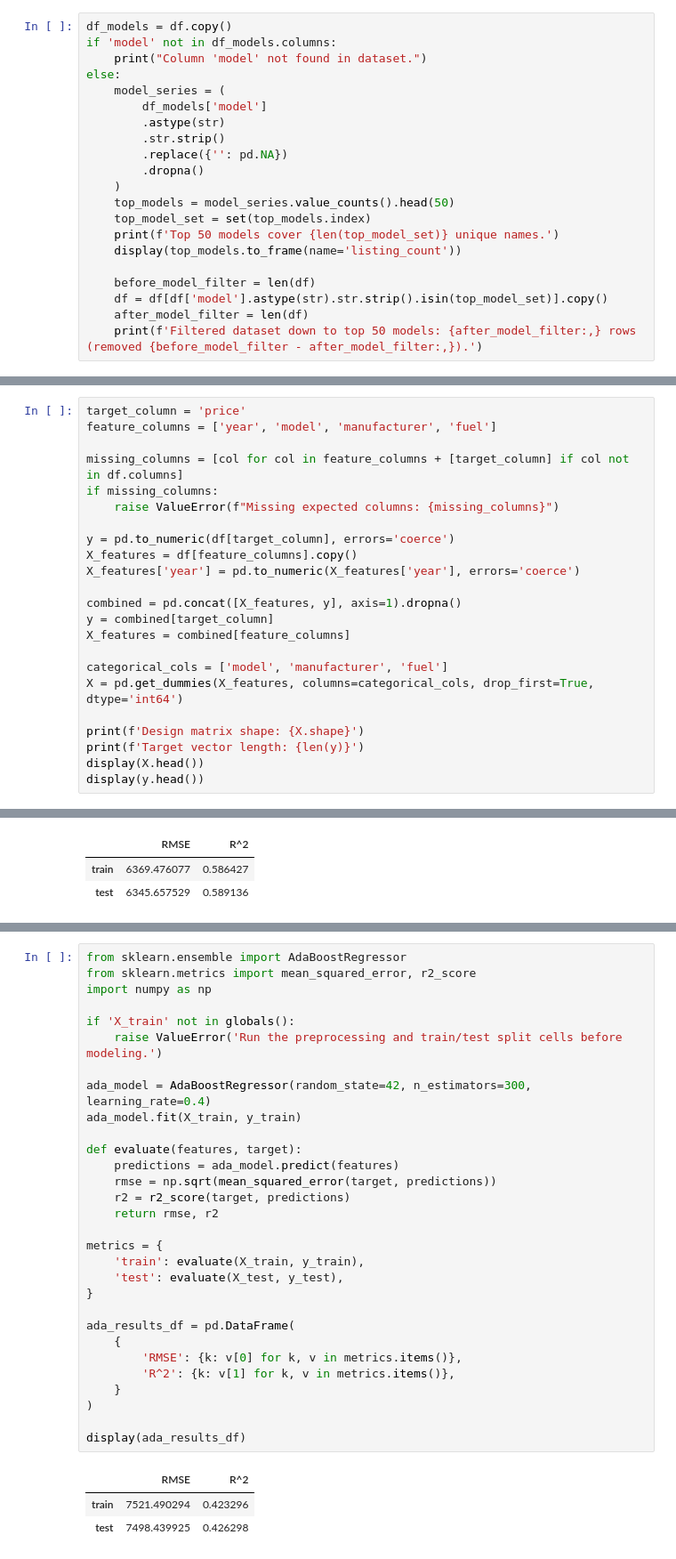
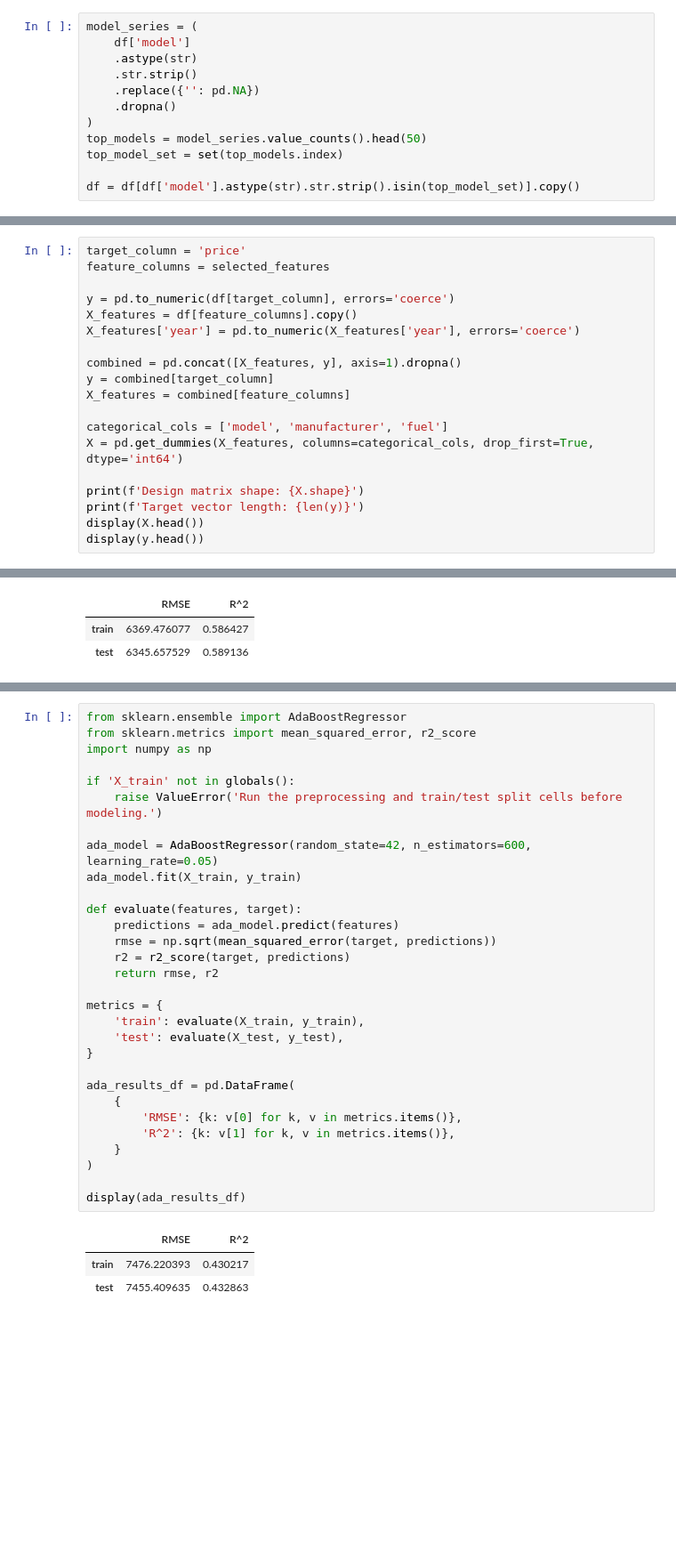
Before and after one commit to adrianplattner/csca5922, a Jupyter notebook: notebooks/report.ipynb, the cells around one changed output, grey strips where cells are left out. Shown: that part at 89% size. Saved outputs shown, nothing was run; the diff lists cells and outputs as text; blank space fills up the shorter version.

```diff
--- a/notebooks/report.ipynb
+++ b/notebooks/report.ipynb
@@ -202,21 +89,12 @@ for feature in categorical_features:
 # %%
-df_models = df.copy()
-if 'model' not in df_models.columns:
-    print("Column 'model' not found in dataset.")
-else:
-    model_series = (
-        df_models['model']
-        .astype(str)
-        .str.strip()
-        .replace({'': pd.NA})
-        .dropna()
-    )
-    top_models = model_series.value_counts().head(50)
-    top_model_set = set(top_models.index)
-    print(f'Top 50 models cover {len(top_model_set)} unique names.')
-    display(top_models.to_frame(name='listing_count'))
+model_series = (
+    df['model']
+    .astype(str)
+    .str.strip()
+    .replace({'': pd.NA})
+    .dropna()
+)
+top_models = model_series.value_counts().head(50)
+top_model_set = set(top_models.index)
 
-    before_model_filter = len(df)
-    df = df[df['model'].astype(str).str.strip().isin(top_model_set)].copy()
-    after_model_filter = len(df)
-    print(f'Filtered dataset down to top 50 models: {after_model_filter:,} rows (removed {before_model_filter - after_model_filter:,}).')
+df = df[df['model'].astype(str).str.strip().isin(top_model_set)].copy()
@@ -288,10 +104,6 @@ Construct feature matrix `X` and target vector `y` from `year`, `model`, `manufa
 # %%
 target_column = 'price'
-feature_columns = ['year', 'model', 'manufacturer', 'fuel']
-
-missing_columns = [col for col in feature_columns + [target_column] if col not in df.columns]
-if missing_columns:
-    raise ValueError(f"Missing expected columns: {missing_columns}")
+feature_columns = selected_features
 
 y = pd.to_numeric(df[target_column], errors='coerce')
 X_features = df[feature_columns].copy()
@@ -398,35 +206,35 @@ Test a tree-based ensemble to capture non-linear interactions and compare agains
 from sklearn.ensemble import AdaBoostRegressor
 from sklearn.metrics import mean_squared_error, r2_score
 import numpy as np
 
 if 'X_train' not in globals():
     raise ValueError('Run the preprocessing and train/test split cells before modeling.')
 
-ada_model = AdaBoostRegressor(random_state=42, n_estimators=300, learning_rate=0.4)
+ada_model = AdaBoostRegressor(random_state=42, n_estimators=600, learning_rate=0.05)
 ada_model.fit(X_train, y_train)
 
 def evaluate(features, target):
     predictions = ada_model.predict(features)
     rmse = np.sqrt(mean_squared_error(target, predictions))
     r2 = r2_score(target, predictions)
     return rmse, r2
 
 metrics = {
     'train': evaluate(X_train, y_train),
     'test': evaluate(X_test, y_test),
 }
 
 ada_results_df = pd.DataFrame(
     {
         'RMSE': {k: v[0] for k, v in metrics.items()},
         'R^2': {k: v[1] for k, v in metrics.items()},
     }
 )
 
 display(ada_results_df)
 # %% [output]
 |  | RMSE | R^2 |
-| train | 7521.490294 | 0.423296 |
-| test | 7498.439925 | 0.426298 |
+| train | 7476.220393 | 0.430217 |
+| test | 7455.409635 | 0.432863 |
 # %% [markdown]
 ### Ridge Regression
```
Also changed, not shown: parts of 27 cells of this notebook, 2 other files.
